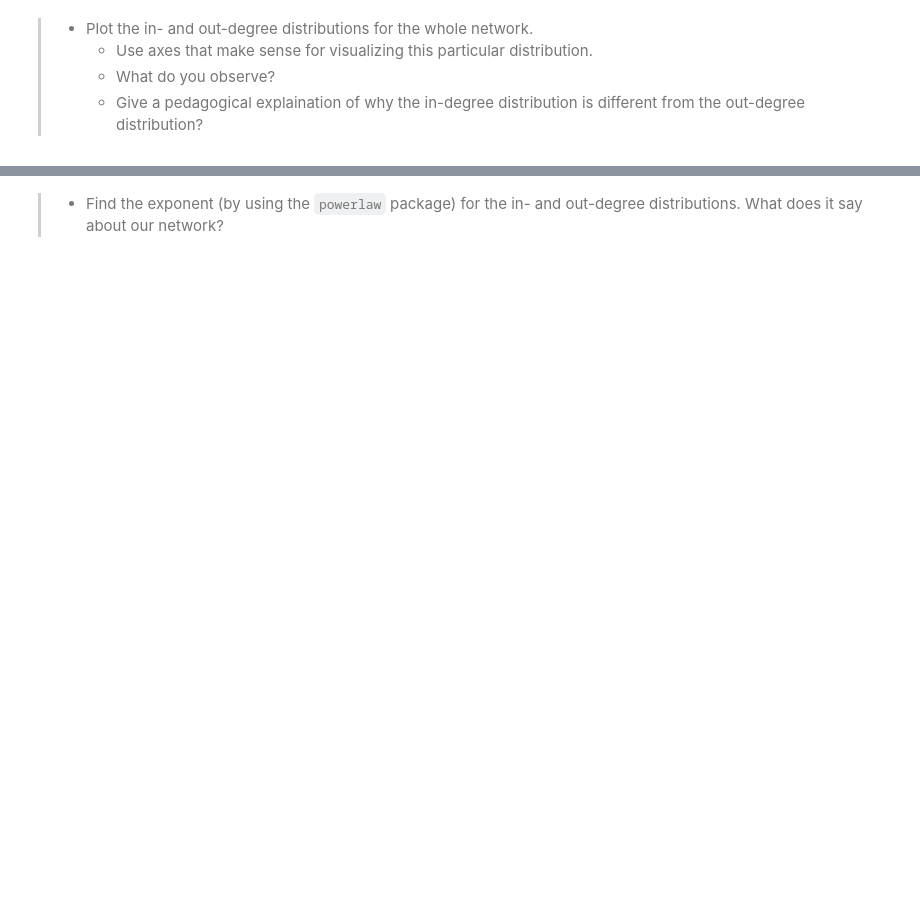
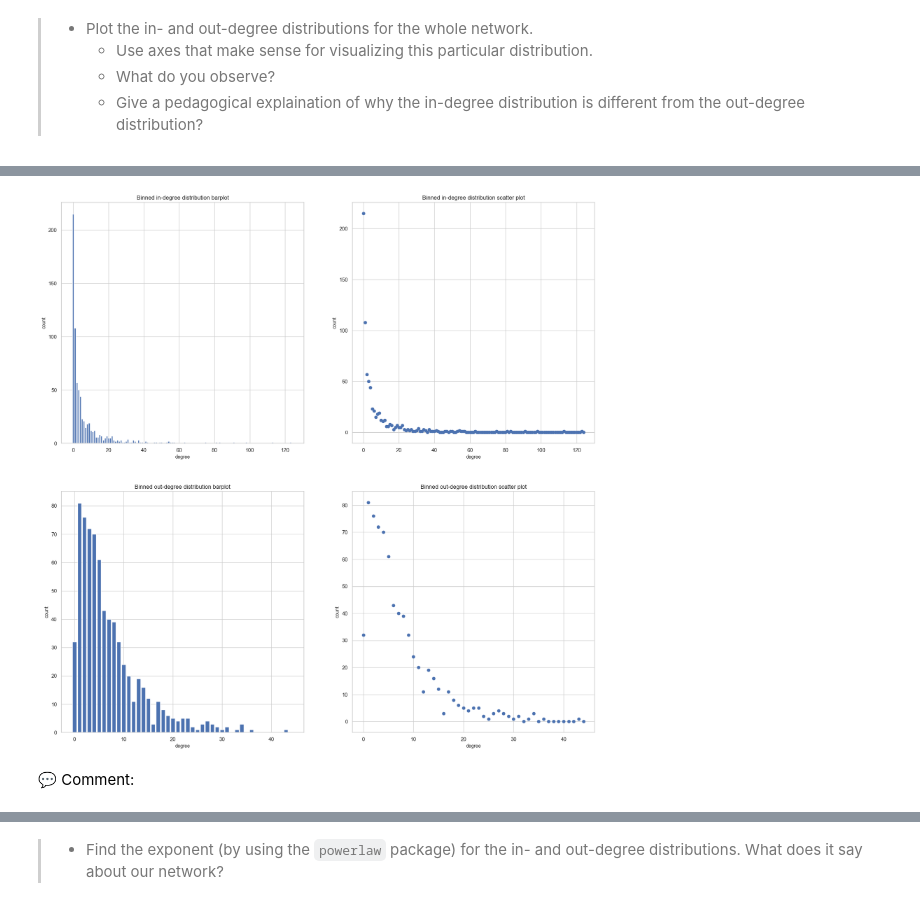
Before and after one commit to pierrehogenhaug/socialgraphs2023, a Jupyter notebook: assignments/ass2.ipynb, the cells around one changed output, grey strips where cells are left out. Saved outputs shown, nothing was run; the diff lists cells and outputs as text; code cells hidden in the pictures; blank space fills up the shorter version.

```diff
--- a/assignments/ass2.ipynb
+++ b/assignments/ass2.ipynb
@@ -53,3 +155,5 @@ import string
+# %%
+combined_df.insert(2, 'Links', links)
 # %% [markdown]
 > ## 1. Network visualization and basic stats <a class="anchor" id="network_stats"></a>
 > Visualize your network of rappers (from lecture 5) and calculate stats (from lecture 4 and 5). For this exercise, we assume that you have already generated the network and extracted the largest weakly connected component (the "largest weakly connected component" of a directed network is the subgraph consisting of the nodes that would constitute the largest connected component if the network were undirected) . The visualization and statistics should be done for the largest weakly connected component only.
@@ -56,3 +183,7 @@ import string
+# %%
+gcc = max(nx.weakly_connected_components(G), key=len) # find the maximum connected component in G
+G = G.subgraph(gcc) # the gcc we will operate with
+G_undirected = G.to_undirected() # convert gcc to undirected graph
 # %% [markdown]
 > ## Exercise 1a: Stats <a class="anchor" id="stats"></a>
 > - What is the number of nodes in the network?
@@ -71,0 +355,36 @@ import string
+# %%
+in_degrees = [d for n,d in G.in_degree()]
+out_degrees = [d for n,d in G.out_degree()]
+
+in_bins, in_bins_count = get_degree_distribution(in_degrees)
+out_bins, out_bins_count= get_degree_distribution(out_degrees)
+# %%
+fig, ax = plt.subplots(nrows=2, ncols=2, figsize=(20, 20))
+
+ax[0][0].bar(in_bins, in_bins_count, width=.8)
+
+ax[0][0].set_title('Binned in-degree distribution barplot')
+ax[0][0].set_xlabel("degree", fontsize=10)
+ax[0][0].set_ylabel("count", fontsize=10)
+
+# we use bar and scatter plots of the same distributions for better visualization purposes
+ax[0][1].scatter(in_bins, in_bins_count)
+ax[0][1].set_title('Binned in-degree distribution scatter plot')
+ax[0][1].set_xlabel("degree", fontsize=10)
+ax[0][1].set_ylabel("count", fontsize=10)
+
+ax[1][0].bar(out_bins, out_bins_count, width=.8)
+ax[1][0].set_title('Binned out-degree distribution barplot')
+ax[1][0].set_xlabel("degree", fontsize=10)
+ax[1][0].set_ylabel("count", fontsize=10)
+
+ax[1][1].scatter(out_bins, out_bins_count)
+ax[1][1].set_title('Binned out-degree distribution scatter plot')
+ax[1][1].set_xlabel("degree", fontsize=10)
+ax[1][1].set_ylabel("count", fontsize=10)
+
+plt.show()
+# %% [output]
+[figure, added]
+# %% [markdown]
+💬 Comment:
```
Also changed, not shown: parts of 71 cells of this notebook, 2 other files.
